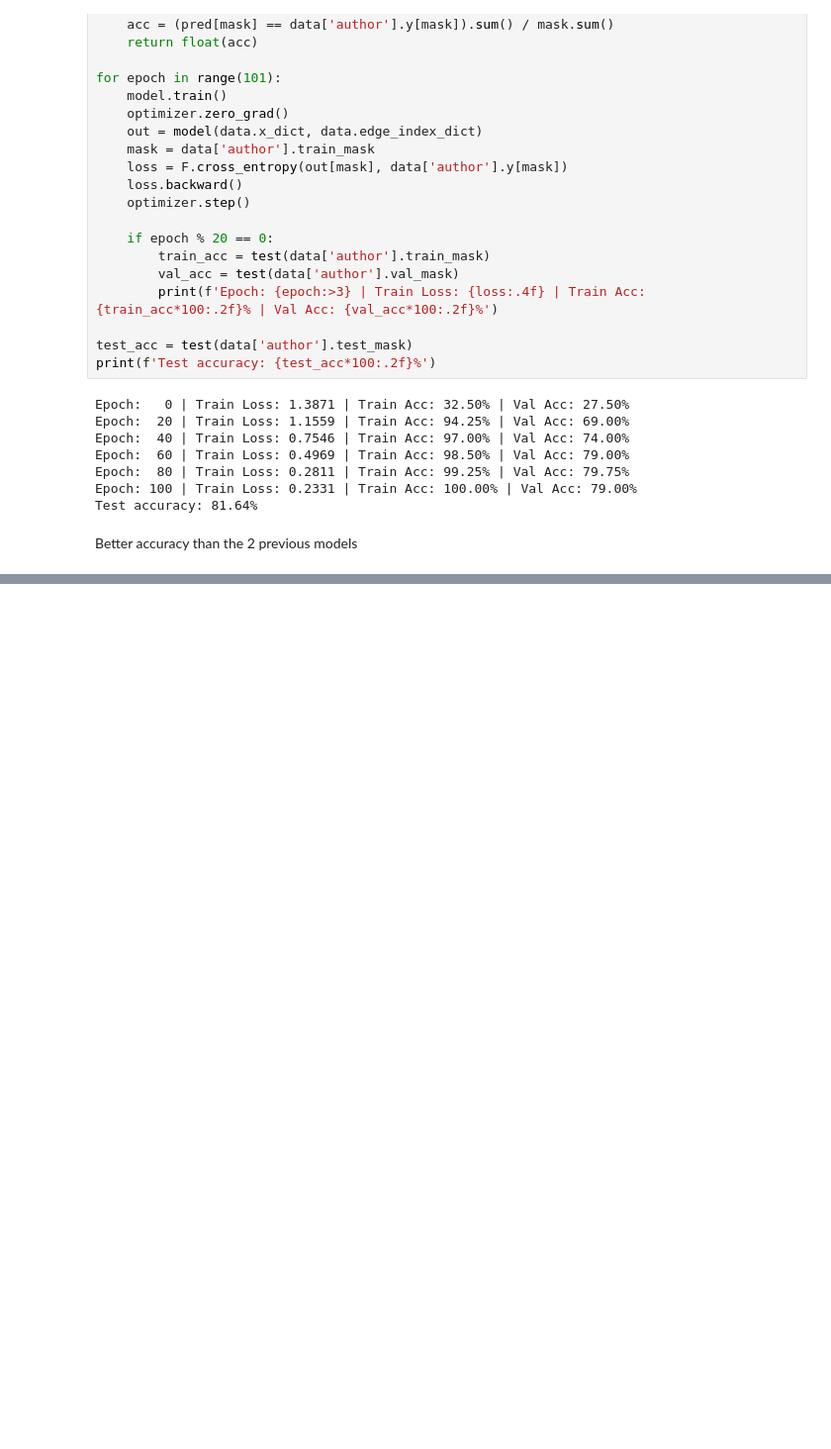
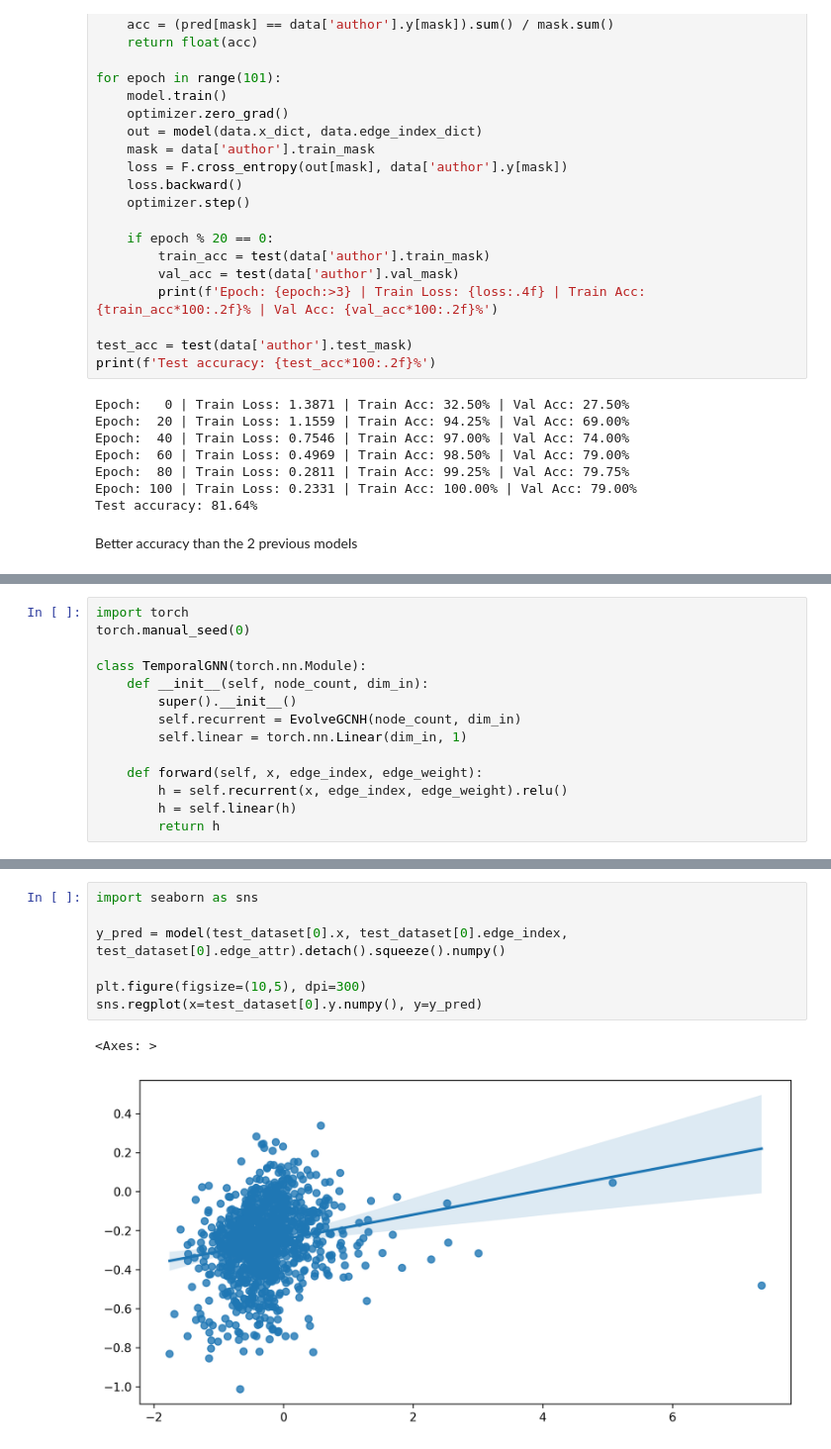
Before and after one commit to ishaanpaul98/Graph-Neural-Network, a Jupyter notebook: Learning/Hands On With GNNs/Part 3/part_3.ipynb, the cells around one changed output, grey strips where cells are left out. Shown at 99% size. Cells and saved outputs as stored; diff of their text form; blank space fills up the shorter version.

```diff
--- a/Learning/Hands On With GNNs/Part 3/part_3.ipynb
+++ b/Learning/Hands On With GNNs/Part 3/part_3.ipynb
@@ -1287,0 +1332,14 @@ Better accuracy than the 2 previous models
+# %%
+import torch
+torch.manual_seed(0)
+
+class TemporalGNN(torch.nn.Module):
+    def __init__(self, node_count, dim_in):
+        super().__init__()
+        self.recurrent = EvolveGCNH(node_count, dim_in)
+        self.linear = torch.nn.Linear(dim_in, 1)
+
+    def forward(self, x, edge_index, edge_weight):
+        h = self.recurrent(x, edge_index, edge_weight).relu()
+        h = self.linear(h)
+        return h
@@ -1287,0 +1389,10 @@ Better accuracy than the 2 previous models
+# %%
+import seaborn as sns
+
+y_pred = model(test_dataset[0].x, test_dataset[0].edge_index, test_dataset[0].edge_attr).detach().squeeze().numpy()
+
+plt.figure(figsize=(10,5), dpi=300)
+sns.regplot(x=test_dataset[0].y.numpy(), y=y_pred)
+# %% [output]
+<Axes: >
+[figure, added]
```
Also changed, not shown: parts of 19 cells of this notebook.
